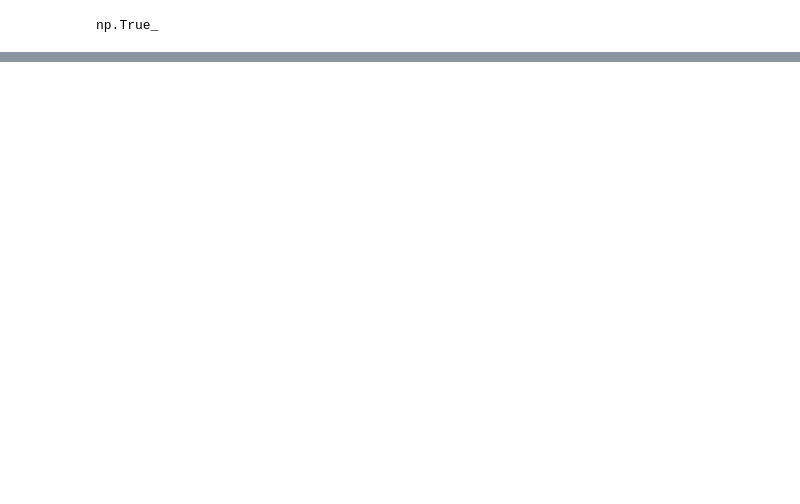
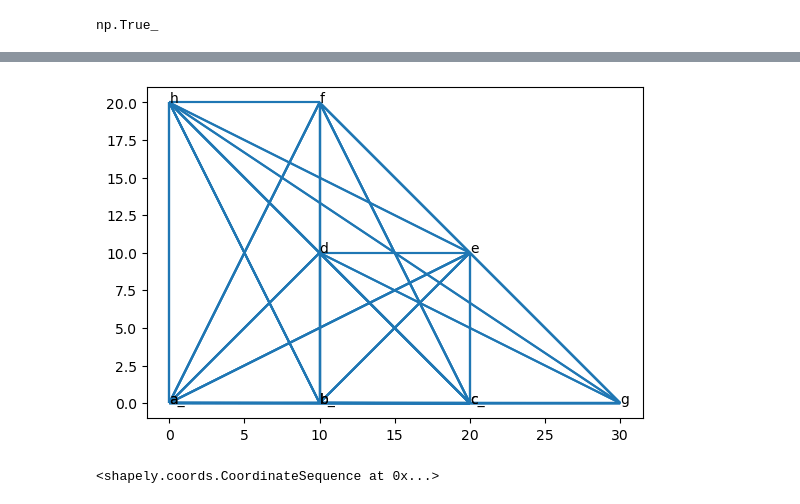
Before and after one commit to waddason/CapstoneContour, a Jupyter notebook: segment_test.ipynb, the cells around one changed output, grey strips where cells are left out. Drawn from its saved outputs; the diff is of its cells as text; code cells hidden in the pictures; blank space fills up the shorter version.

Commit message:
Add segment geometry and checks

```diff
--- a/segment_test.ipynb
+++ b/segment_test.ipynb
@@ -147,0 +171,35 @@ Segment(POINT (10.1 10.1), POINT (10.1 100))
+# %%
+# Unit test
+a = sg.Pt(0, 0)
+a_ = sg.Pt(0, 0.01)
+b = sg.Pt(10, 0)
+b_ = sg.Pt(10, 0.01)
+c = sg.Pt(20, 0)
+c_ = sg.Pt(20, -0.01)
+d = sg.Pt(10, 10)
+e = sg.Pt(20, 10)
+f = sg.Pt(10, 20)
+g = sg.Pt(30, 0)
+h = sg.Pt(0, 20)
+all_points = {
+    "a": a,
+    "a_": a_,
+    "b": b,
+    "b_": b_,
+    "c": c,
+    "c_": c_,
+    "d": d,
+    "e": e,
+    "f": f,
+    "g": g,
+    "h": h,
+}
+
+# Create all segments
+all_segments = {
+    f"{k1}{k2}": sg.Segment(v1, v2)
+    for k1, v1 in all_points.items()
+    for k2, v2 in all_points.items()
+    if k1 != k2
+}
+all_segments
@@ -147,0 +224,15 @@ Segment(POINT (10.1 10.1), POINT (10.1 100))
+# %%
+import geopandas as gpd
+import matplotlib.pyplot as plt
+
+ax = gpd.GeoSeries([s.line for s in all_segments.values()]).plot()
+ax.set_aspect("equal")
+for k, pt in all_points.items():
+    plt.text(pt.x, pt.y, k)
+plt.show()
+# %% [output]
+[figure, added]
+# %%
+all_segments["ab"].line.coords
+# %% [output]
+<shapely.coords.CoordinateSequence at 0x...>
```
Also changed, not shown: parts of 19 cells of this notebook, 1 other file.
